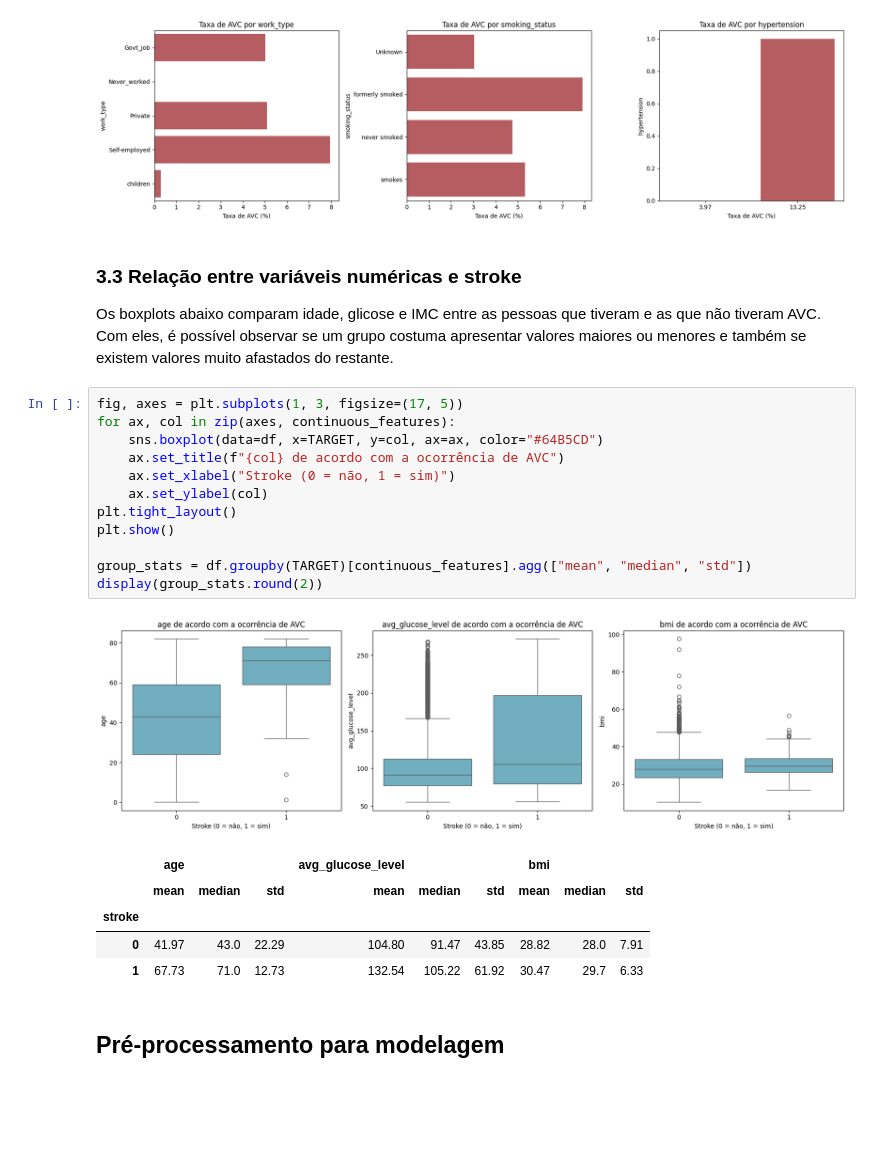
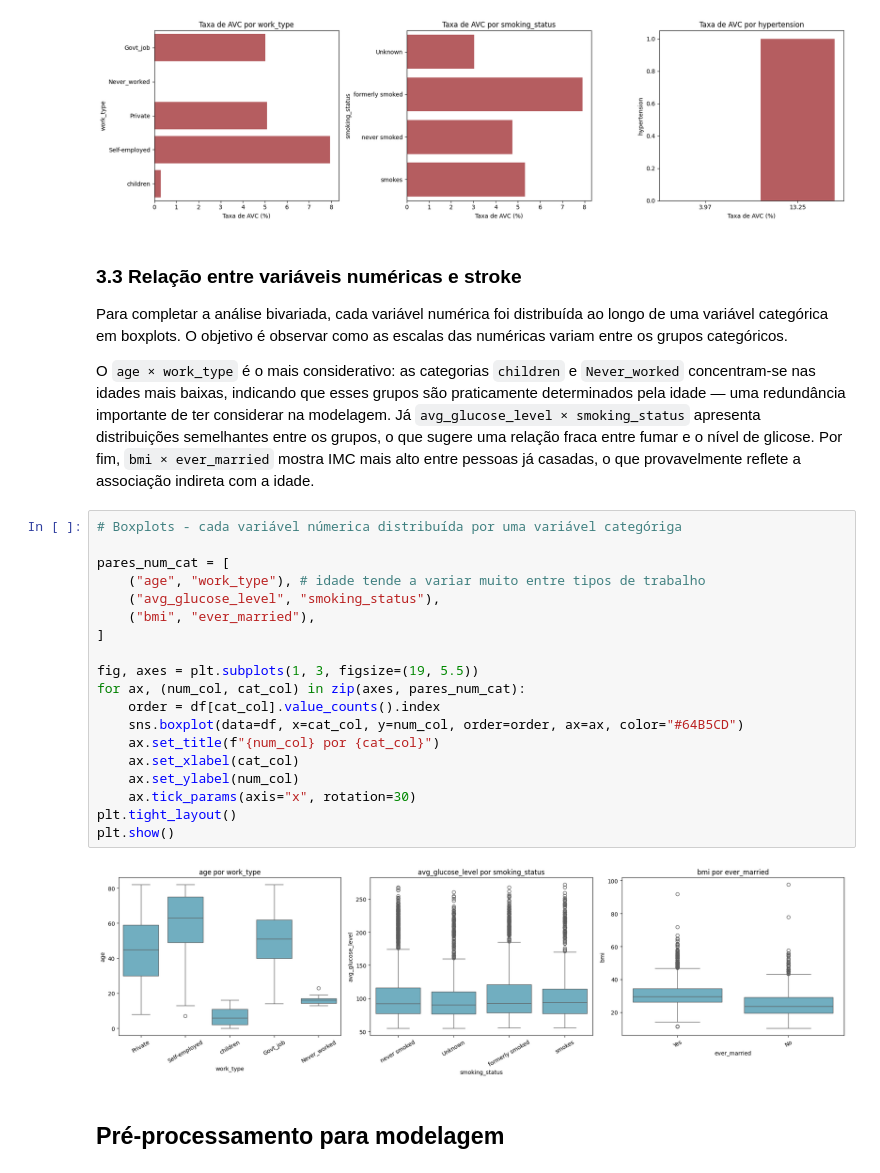
Before and after one commit to carolinaoamorim/StrokePrediction-EDA, a Jupyter notebook: StrokePrediction.ipynb, the cells around one changed output. Cells and saved outputs as stored; diff of their text form; blank space fills up the shorter version.

```diff
--- a/StrokePrediction.ipynb
+++ b/StrokePrediction.ipynb
@@ -495,26 +487,30 @@ Tabela de contingência: hypertension × stroke
 # %% [markdown]
 ### 3.3 Relação entre variáveis numéricas e stroke
 
-Os boxplots abaixo comparam idade, glicose e IMC entre as pessoas que tiveram e as que não tiveram AVC. Com eles, é possível observar se um grupo costuma apresentar valores maiores ou menores e também se existem valores muito afastados do restante.
+Para completar a análise bivariada, cada variável numérica foi distribuída ao longo de uma variável categórica em boxplots. O objetivo é observar como as escalas das numéricas variam entre os grupos categóricos.
+
+O `age × work_type` é o mais considerativo: as categorias `children` e `Never_worked` concentram-se nas idades mais baixas, indicando que esses grupos são praticamente determinados pela idade — uma redundância importante de ter considerar na modelagem. Já `avg_glucose_level × smoking_status` apresenta distribuições semelhantes entre os grupos, o que sugere uma relação fraca entre fumar e o nível de glicose. Por fim, `bmi × ever_married` mostra IMC mais alto entre pessoas já casadas, o que provavelmente reflete a associação indireta com a idade.
 # %%
-fig, axes = plt.subplots(1, 3, figsize=(17, 5))
-for ax, col in zip(axes, continuous_features):
-    sns.boxplot(data=df, x=TARGET, y=col, ax=ax, color="#64B5CD")
-    ax.set_title(f"{col} de acordo com a ocorrência de AVC")
-    ax.set_xlabel("Stroke (0 = não, 1 = sim)")
-    ax.set_ylabel(col)
+# Boxplots - cada variável númerica distribuída por uma variável categóriga
+
+pares_num_cat = [
+    ("age", "work_type"), # idade tende a variar muito entre tipos de trabalho
+    ("avg_glucose_level", "smoking_status"),
+    ("bmi", "ever_married"),
+]
+
+fig, axes = plt.subplots(1, 3, figsize=(19, 5.5))
+for ax, (num_col, cat_col) in zip(axes, pares_num_cat):
+    order = df[cat_col].value_counts().index
+    sns.boxplot(data=df, x=cat_col, y=num_col, order=order, ax=ax, color="#64B5CD")
+    ax.set_title(f"{num_col} por {cat_col}")
+    ax.set_xlabel(cat_col)
+    ax.set_ylabel(num_col)
+    ax.tick_params(axis="x", rotation=30)
 plt.tight_layout()
 plt.show()
-
-group_stats = df.groupby(TARGET)[continuous_features].agg(["mean", "median", "std"])
-display(group_stats.round(2))
 # %% [output]
-[figure, old version]
+[figure, new version]
-|  | age |  |  | avg_glucose_level |  |  | bmi |  |  |
-|  | mean | median | std | mean | median | std | mean | median | std |
-| stroke |  |  |  |  |  |  |  |  |  |
-| 0 | 41.97 | 43.0 | 22.29 | 104.80 | 91.47 | 43.85 | 28.82 | 28.0 | 7.91 |
-| 1 | 67.73 | 71.0 | 12.73 | 132.54 | 105.22 | 61.92 | 30.47 | 29.7 | 6.33 |
 # %% [markdown]
 ## Pré-processamento para modelagem
 # %% [markdown]
```
Also changed, not shown: parts of 4 cells of this notebook.
